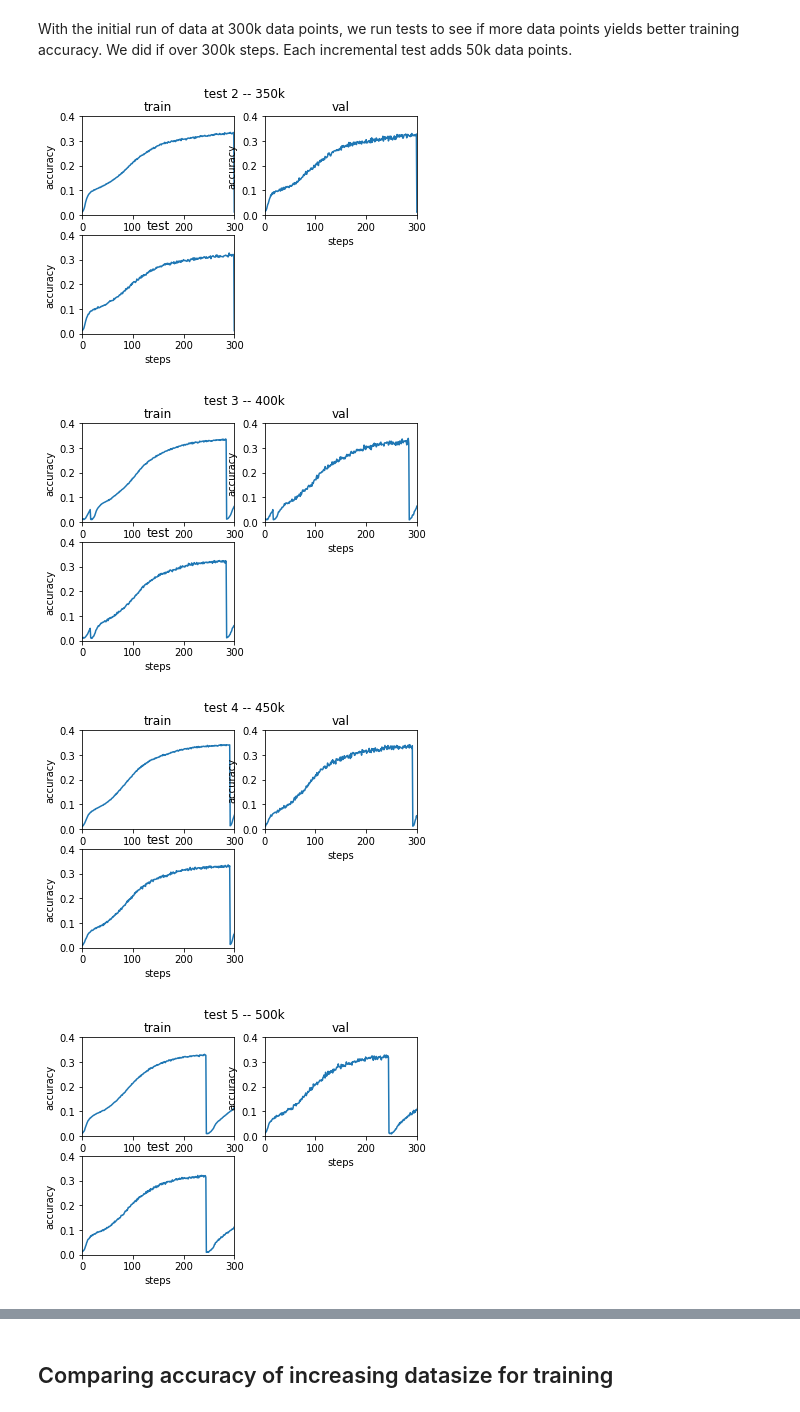
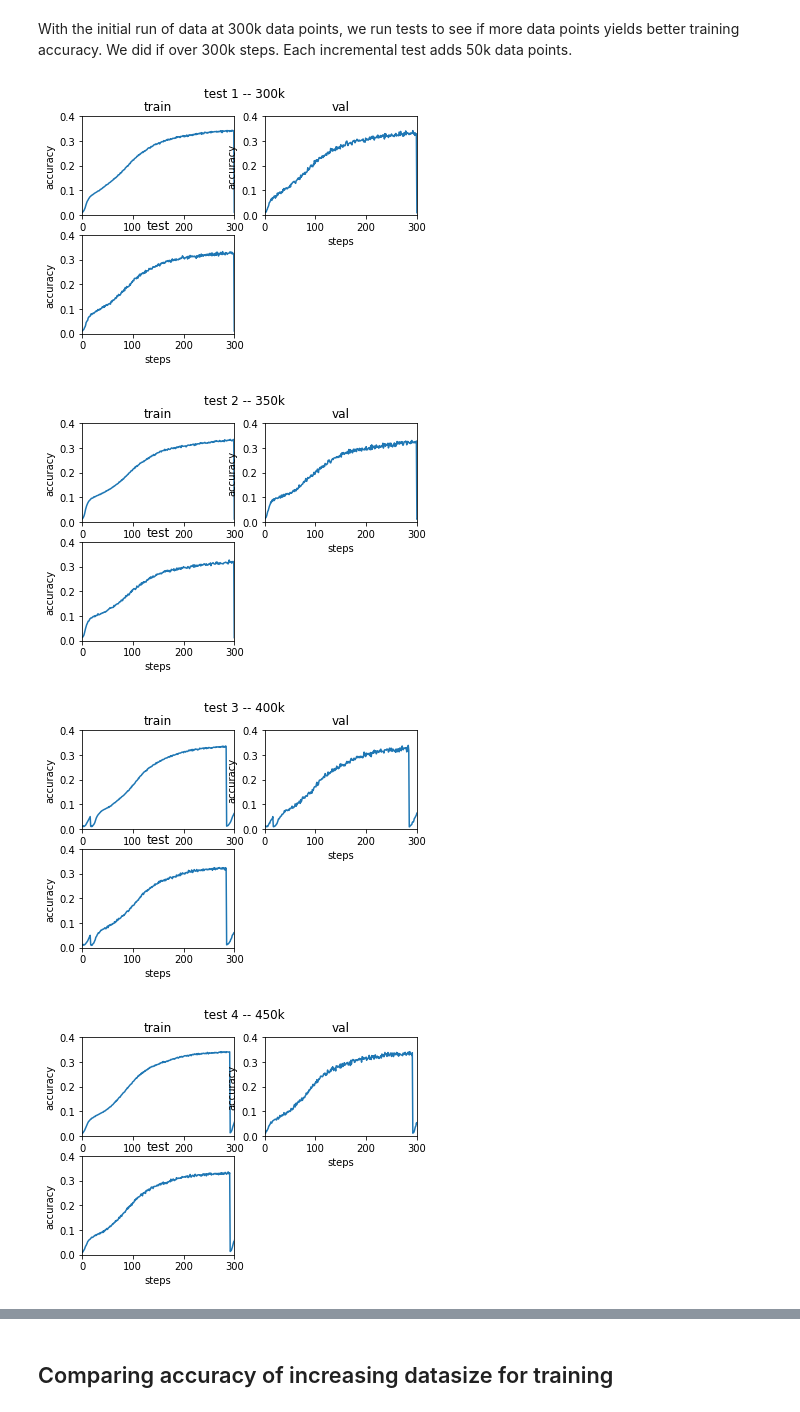
Before and after one commit to gfanti/bitcoin-deanonymization, a Jupyter notebook: vis-tests.ipynb, the cells around one changed output, grey strips where cells are left out. Drawn from its saved outputs; the diff is of its cells as text; code cells hidden in the pictures.

```diff
--- a/vis-tests.ipynb
+++ b/vis-tests.ipynb
@@ -114,6 +114,7 @@ With the initial run of data at 300k data points, we run tests to see if more da
 # %%
 ds = []
 
+ds+= [np.genfromtxt('tests/datasize/datasize_300000.csv', delimiter=',')]
 ds+= [np.genfromtxt('tests/datasize/datasize_350000.csv', delimiter=',')]
 ds+= [np.genfromtxt('tests/datasize/datasize_400000.csv', delimiter=',')]
 ds+= [np.genfromtxt('tests/datasize/datasize_450000.csv', delimiter=',')]
@@ -130,19 +131,19 @@ for i, arr in enumerate(ds):
 # %%
 for i, arr in enumerate(ds):
     titles = ['train', 'val', 'test']
     plt.figure()
     for j in range(3):
         plt.subplot(2,2,j+1)
         plt.plot((ds[i])[:,j])
         plt.title(titles[j])
         plt.xlim(0,300)
         plt.ylim(0,.4)
         plt.xlabel('steps')
         plt.ylabel('accuracy')
-    plt.suptitle('test ' + str(i+2) + ' -- ' + str(300 + (i+1)*50)+'k')
+    plt.suptitle('test ' + str(i+1) + ' -- ' + str(300 + (i)*50)+'k')
     plt.show()
 # %% [output]
-[figure, old version]
+[figure, new version]
-[figure, old version]
+[figure, new version]
-[figure, old version]
+[figure, new version]
-[figure, old version]
+[figure, new version]
```
Also changed, not shown: parts of 3 cells of this notebook, 2 other files.
